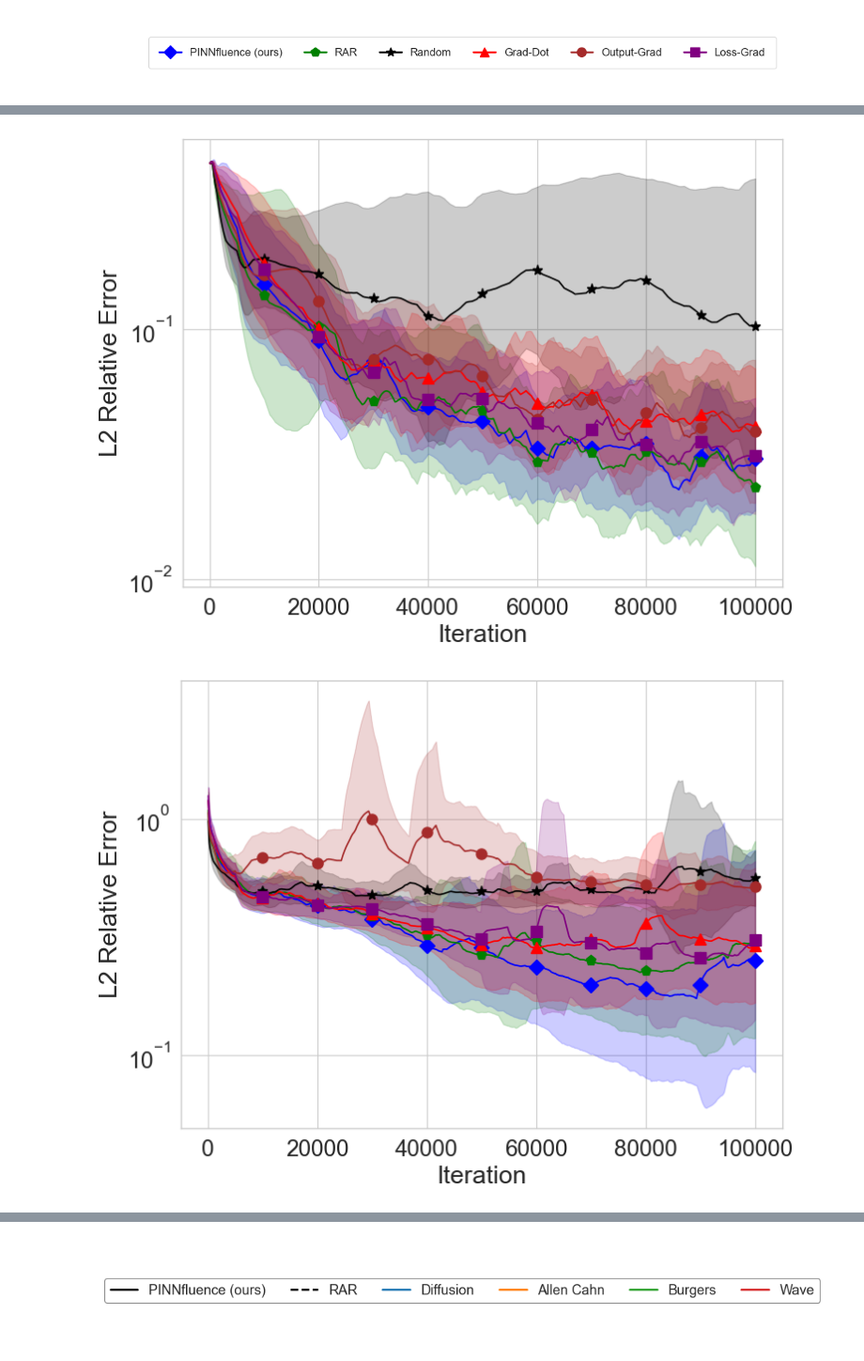
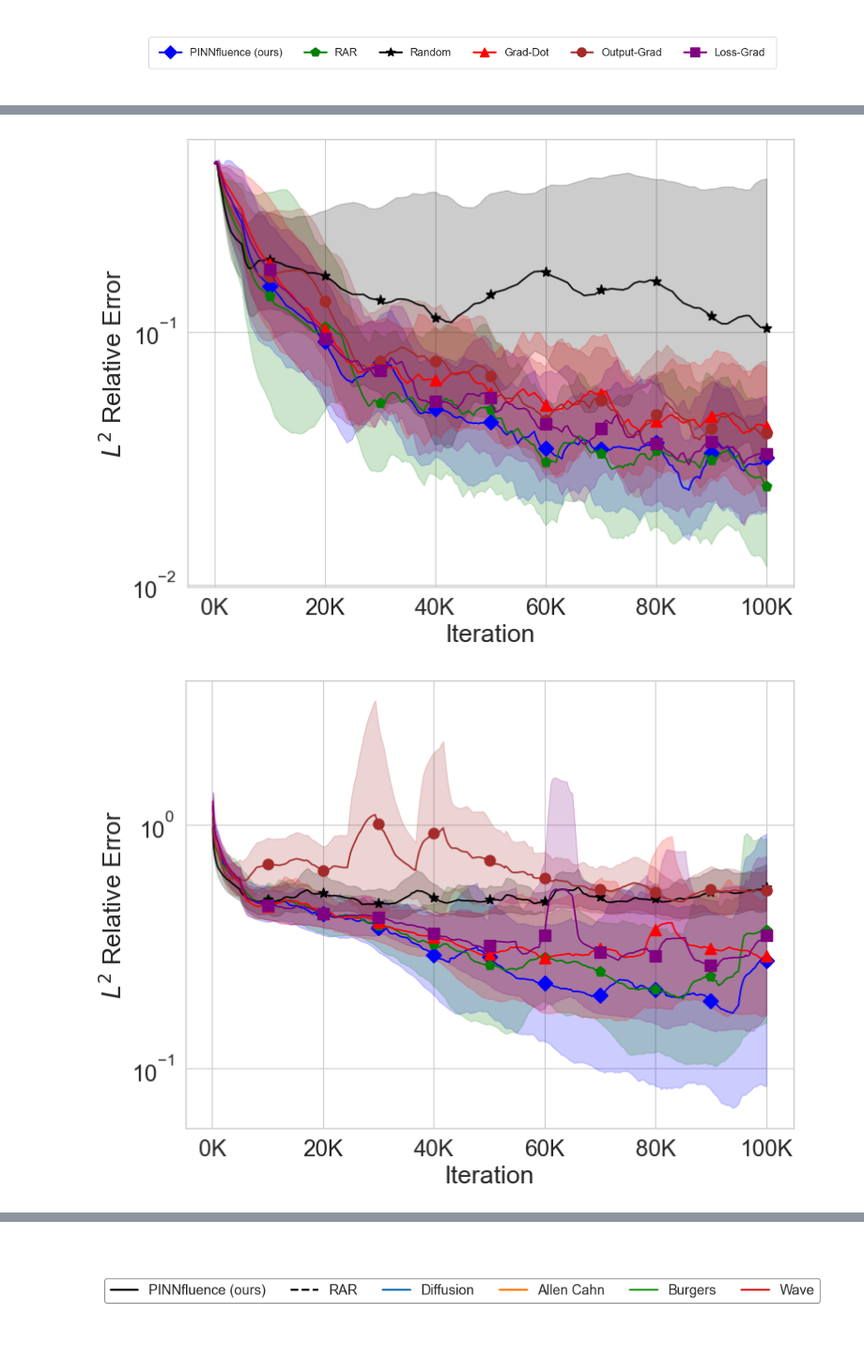
Before and after one commit to aleks-krasowski/pinnfluence_resampling, a Jupyter notebook: eval/notebooks/incremental_replace/paper_plots.ipynb, the cells around one changed output, grey strips where cells are left out. Shown at 94% size. Cells and saved outputs as stored; diff of their text form; code cells hidden in the pictures.

```diff
--- a/eval/notebooks/incremental_replace/paper_plots.ipynb
+++ b/eval/notebooks/incremental_replace/paper_plots.ipynb
@@ -47,7 +49,7 @@ def load_problem(problem, results):
         model_name = config['model_name']
 
         if problem == 'wave':
-            if not '2000_domain' in model_name:
+            if not '1000_domain' in model_name:
                 continue
 
         cur_df['problem'] = problem
@@ -88,6 +90,9 @@ def load_problem(problem, results):
             },
         inplace = True
     )
+    df = df.loc[(df['sign'] == 'abs') & (df['seed'].astype(int) <= 10)]
+    df.drop_duplicates(subset=['Strategy', 'Iteration', 'seed', 'n_iter_pretrain', 'n_samples', 'distribution_k', 'distribution_c', 'sampling_strategy', 'model_name'], inplace=True, keep='first')
+
 
     df['Strategy'] = df['Strategy'].replace(
         {
@@ -121,7 +126,7 @@ def load_problem(problem, results):
 # %%
 # check if all runs are present
 results = Path("../../results/full/incremental_replace")
-for problem in ['burgers', 'allen_cahn', 'wave', 'diffusion']:
+for problem in ['diffusion', 'burgers', 'allen_cahn', 'wave']:
     df = load_problem(problem, results)
 
     print(problem)
@@ -192,8 +198,7 @@ df.loc[df['model_name'].str.contains('1000_domain')]
 # %%
-from scipy.stats import gmean
-
-def geometric_mean_fn(values):
-    return gmean(values)
+# format x axis as thousands
+def format_iterations(x, pos):
+    return f'{int(x / 1000)}K'
 
 def plot(df, c, k, distribution, n_iter_pretrain, n_samples, window=100):
     # Get the full dataset without downsampling
@@ -262,7 +267,7 @@ def plot(df, c, k, distribution, n_iter_pretrain, n_samples, window=100):
 
         # Calculate rolling statistics
         rolling_data = agg_data.set_index('Iteration')
-        rolling_mean = rolling_data['mean'].rolling(window=window, min_periods=1).apply(geometric_mean_fn)
+        rolling_mean = rolling_data['mean'].rolling(window=window, min_periods=1).mean()
 
         # Calculate log-scale confidence intervals
         log_std = rolling_data['std'].div(rolling_data['mean']).rolling(window=window, min_periods=1).mean()
@@ -295,12 +300,16 @@ def plot(df, c, k, distribution, n_iter_pretrain, n_samples, window=100):
 
     # Style the plot
     ax.set_yscale('log')
-    ax.set_ylabel('L2 Relative Error')
+    ax.set_ylabel('$L^2$ Relative Error')
     ax.set_xlabel('Iteration')
 
     # Set the legend with the handles and labels in the desired order
     # ax.legend(handles=handles, labels=labels, loc='upper right')
 
+    # Style the ticks
+    ax.tick_params(axis='both', which='major')
+    ax.xaxis.set_major_formatter(FuncFormatter(format_iterations))
+
     fig.tight_layout()
 
     return fig, ax
@@ -377,11 +383,6 @@ fig.savefig("./figures/legend_horizontal.svg", bbox_inches='tight', pad_inches=1
 # %% [output]
 [figure]
 # %%
-import pandas as pd
-import numpy as np
-from scipy.stats import gmean
-from textwrap import indent
-
 # Initialize a nested dictionary to store results
 results_table = {}
 
@@ -405,10 +406,10 @@ problems=[
 methods = [
     'PINNfluence (ours)',
     'RAR',
-    'Random',
     'Grad-Dot',
     '$||\\nabla_{x} u||_2$',
     '$||\\nabla_{\\theta} \\mathcal{L}||_2$',
+    'Random',
 ]
 
 # Initialize the results dictionary with methods as keys
@@ -455,7 +456,7 @@ for problem, n_samples, layers in problems:
 
     # Get data from the final iteration
     max_iteration = sub_df['Iteration'].max()
-    final_df = sub_df[sub_df['Iteration'] == max_iteration]
+    final_df = sub_df.loc[sub_df.groupby(['Strategy', 'seed'])['Validation Loss'].idxmin().values]
 
     # Group by 'Strategy' and compute geometric mean and standard deviation
     for strategy in methods:
@@ -474,11 +475,11 @@ for problem, n_samples, layers in problems:
             continue
 
         # Compute geometric mean and standard deviation for L2 Error
-        l2_gmean = gmean(l2_errors)
+        l2_gmean = np.mean(l2_errors)
         l2_std = np.std(l2_errors, ddof=1)
 
         # Compute geometric mean and standard deviation for Loss
-        loss_gmean = gmean(losses)
+        loss_gmean = np.mean(losses)
         loss_std = np.std(losses, ddof=1)
 
         # Format the results with three decimal places
@@ -490,7 +491,7 @@ for problem, n_samples, layers in problems:
         loss_exponent = np.floor(np.log10(loss_gmean))
         loss_mantissa = loss_gmean / (10 ** loss_exponent)
         loss_std_mantissa = loss_std / (10 ** loss_exponent)
-        loss_result = f"${loss_mantissa:.1f} \cdot 10^{{{loss_exponent:.0f}}}$"#± {loss_std_mantissa:.1f} * 10^{{{-loss_exponent:.0f}}}"
+        loss_result = f"${loss_mantissa:.1f} \pm {loss_std_mantissa:.1f} \cdot 10^{{{loss_exponent:.0f}}}$"
 
         # Store the results
         results_table[strategy][problem] = {'L2 Error': l2_result, 'Loss': loss_result}
@@ -503,7 +504,6 @@ for method in methods:
     row = f"        {method}"
     for problem, _, _ in problems:
         l2_error = results_table[method][problem]['L2 Error']
-        # loss = results_table[method][problem]['Loss']
         loss = 0
         row += f" & {l2_error} "
     row += r" \\"
@@ -581,3 +581,3 @@ Name: seed, dtype: int64
-[figure, old version]
+[figure, new version]
-[figure, old version]
+[figure, new version]
 # %%
```
Also changed, not shown: parts of 10 cells of this notebook, 12 other files.
